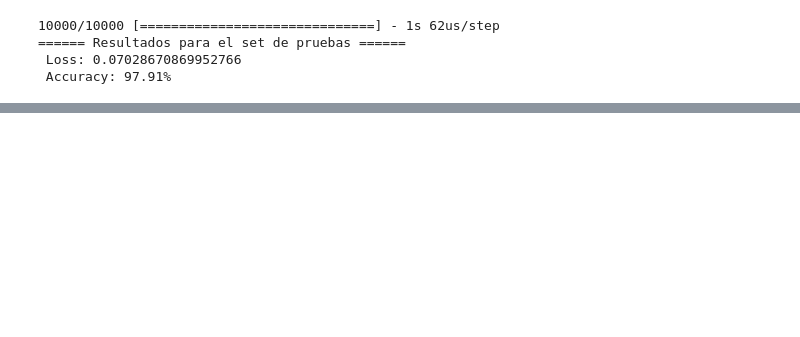
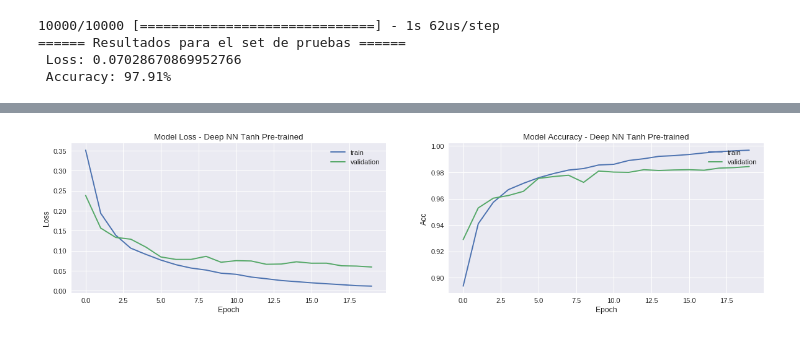
Before and after one commit to rigonzal/ANN, a Jupyter notebook: Approach3/Pregunta_2_colab.ipynb, the cells around one changed output, grey strips where cells are left out. Cells and saved outputs as stored; diff of their text form; code cells hidden in the pictures; blank space fills up the shorter version.

```diff
--- a/Approach3/Pregunta_2_colab.ipynb
+++ b/Approach3/Pregunta_2_colab.ipynb
@@ -1356,11 +1367,11 @@ Dado los malos resultados previos procedemos a realizar el mismo proceso, sin em
 # %%
 ##AUTOENCODER 1
-encoded_4_c = Dense(1000,activation='tanh')(input_img)
+encoded_4_c = Dense(1000,activation='sigmoid')(input_img)
 decoded_4_c = Dense(784, activation='sigmoid')(encoded_4_c)
 autoencoder_4_c = Model(inputs=input_img, outputs=decoded_4_c)
 encoder_4_c = Model(inputs=input_img, outputs=encoded_4_c)
 autoencoder_4_c.compile(optimizer=SGD(lr=1.0), loss='binary_crossentropy',metrics=['accuracy'])
-history_4_c = autoencoder_4_c.fit(x_train, x_train, nb_epoch=50, batch_size=32,shuffle=True, validation_data=(x_val, x_val))
+history_4_c = autoencoder_4_c.fit(x_train, x_train, nb_epoch=30, batch_size=32,shuffle=True, validation_data=(x_val, x_val))
 encoded_input_4_c = Input(shape=(1000,))
 # %% [output]
 Train on 54999 samples, validate on 5000 samples
@@ -1382,0 +1394,17 @@ Epoch 42/50
+# %%
+
+###AUTOENCODER 2
+x_train_encoded_4_c_2 = encoder_4_c.predict(x_train) #FORWARD PASS DATA THROUGH FIRST ENCODER
+x_val_encoded_4_c_2 = encoder_4_c.predict(x_val)
+x_test_encoded_4_c_2 = encoder_4_c.predict(x_test)
+
+
+
+input_img_4_c_2 = Input(shape=(1000,))
+encoded_4_c_2 = Dense(1000, activation='tanh')(input_img_4_c_2)
+decoded_4_c_2 = Dense(1000, activation='sigmoid')(encoded_4_c_2)
+autoencoder_4_c_2 = Model(inputs=input_img_4_c_2, outputs=decoded_4_c_2)
+encoder_4_c_2 = Model(inputs=input_img_4_c_2, outputs=encoded_4_c_2)
+autoencoder_4_c_2.compile(optimizer=SGD(lr=1.0), loss='binary_crossentropy',metrics=['accuracy'])
+history_4_c_2 = autoencoder_4_c_2.fit(x_train_encoded_4_c_2,x_train_encoded_4_c_2,epochs=30,batch_size=32,shuffle=True, validation_data=(x_val_encoded_4_c_2, x_val_encoded_4_c_2))
+#encoded_input_4_c_2 = Input(shape=(1000,))
@@ -1382,0 +1429,12 @@ Epoch 42/50
+# %%
+###FINE TUNNING
+model_4_c_3 = Sequential()
+model_4_c_3.add(Dense(1000, activation='sigmoid', input_shape=(784,)))
+model_4_c_3.layers[-1].set_weights(autoencoder_4_c.layers[1].get_weights())
+model_4_c_3.add(Dense(1000, activation='tanh'))
+model_4_c_3.layers[-1].set_weights(autoencoder_4_c_2.layers[1].get_weights())
+model_4_c_3.add(Dense(10, activation='softmax'))
+model_4_c_3.summary()
+optimizer_ = SGD(lr=0.01, momentum=0.9)
+model_4_c_3.compile(optimizer=optimizer_,loss='categorical_crossentropy', metrics=['accuracy'])
+history_4_c_3 = model_4_c_3.fit(x_train, Y_train_a,nb_epoch=20, batch_size=25,shuffle=True, validation_data=(x_val, Y_val_a))
@@ -1383,3 +1472,5 @@ Epoch 42/50
 # %%
-losses,accs = get_metrics_lists(history_4_c)
-triple_plot(losses,accs,'Model Loss - Autoencoder Tanh  1000 DIM')
+losses,accs = get_metrics_lists(history_4_c_3)
+triple_plot(losses,accs,'Model Loss - Deep NN Tanh Pre-trained')
+# %% [output]
+[figure, added]
```
Also changed, not shown: parts of 43 cells of this notebook.
